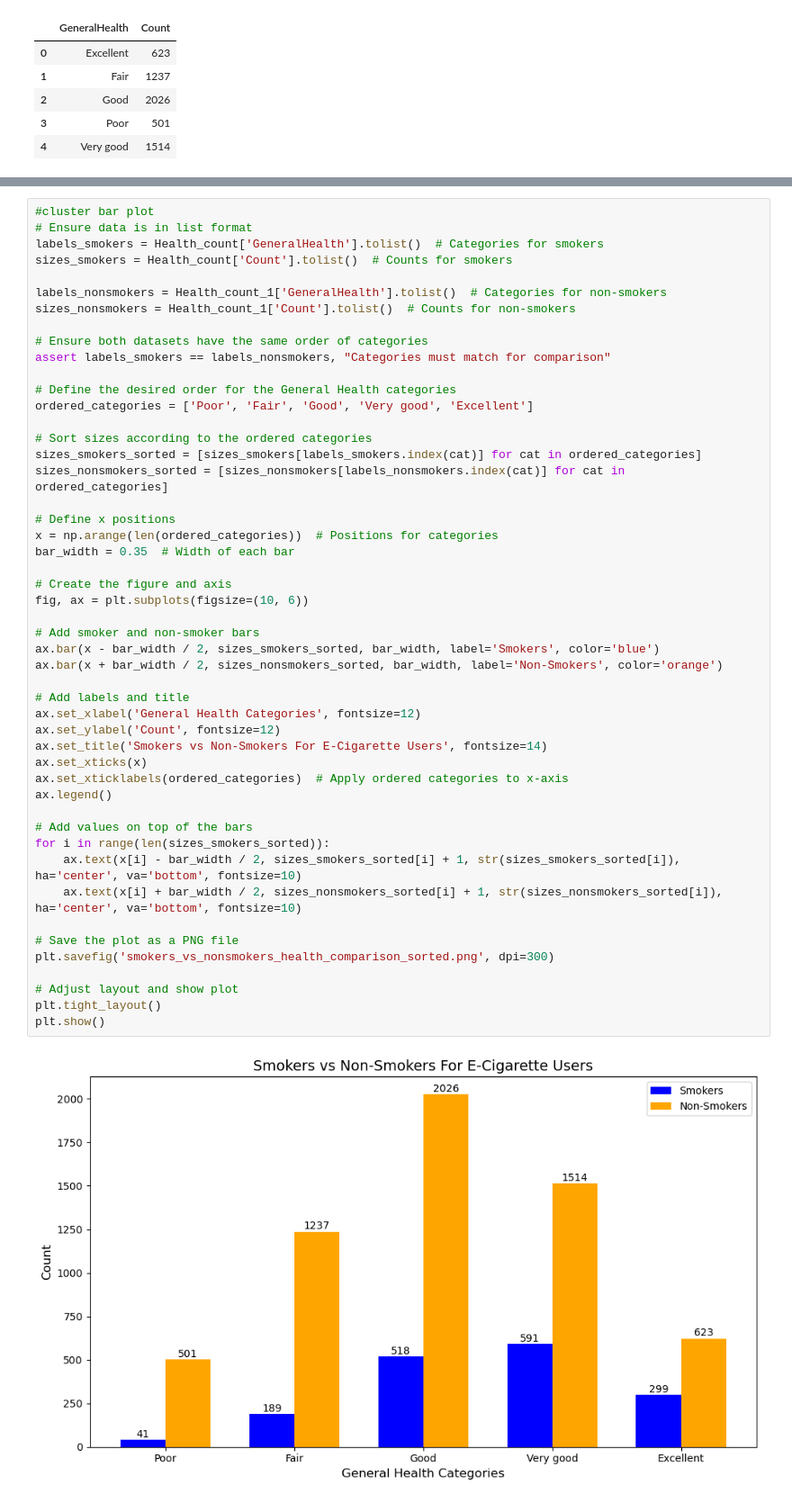
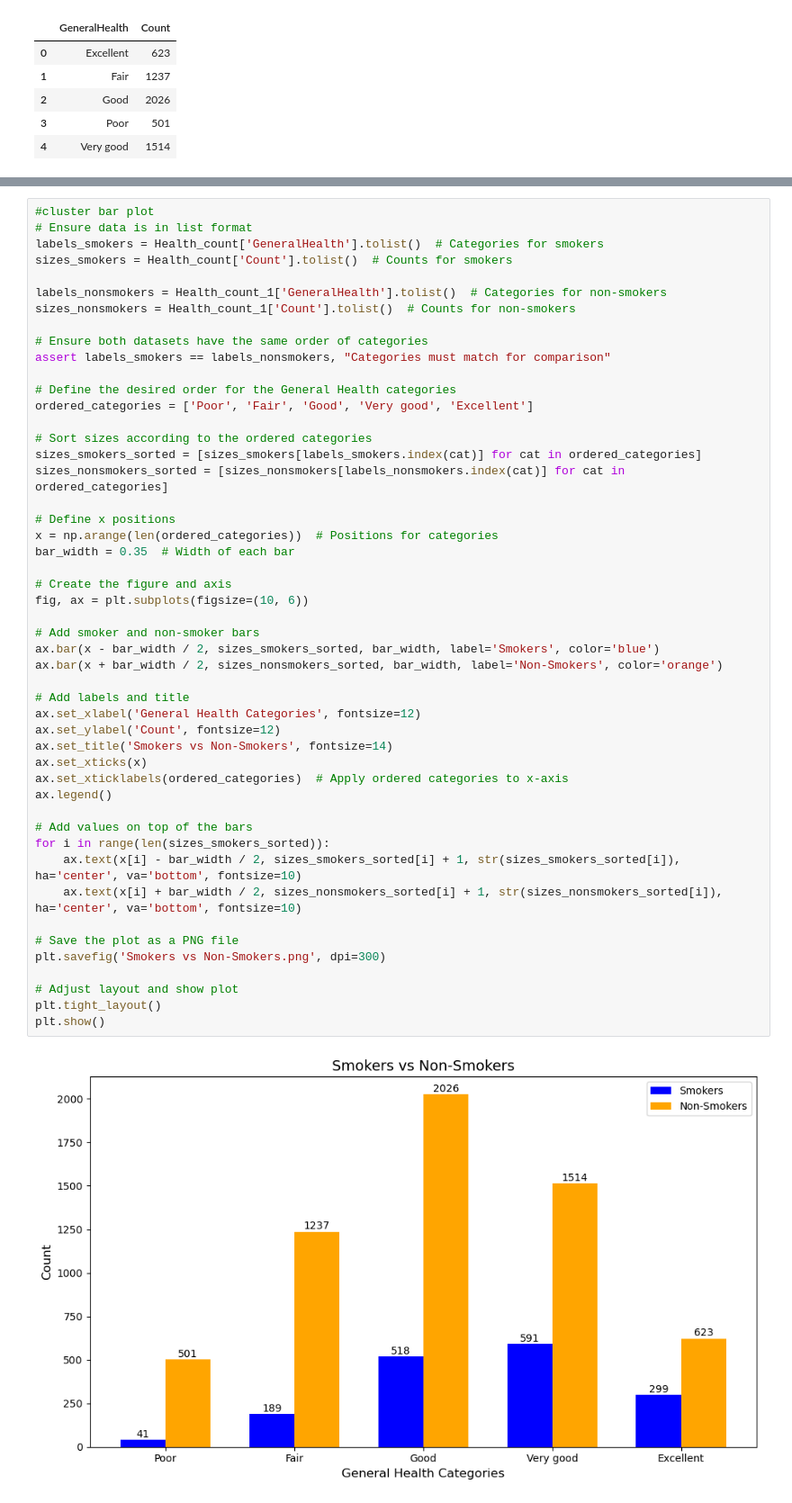
Before and after one commit to Jeff-Gielniak/Health-Correlation-Investigation-Python, a Jupyter notebook: Cleaned_data Q2 ECigs vs smoking.ipynb, the cells around one changed output, grey strips where cells are left out. Shown: that part at 90% size. Drawn from its saved outputs; the diff is of its cells as text.

```diff
--- a/Cleaned_data Q2 ECigs vs smoking.ipynb
+++ b/Cleaned_data Q2 ECigs vs smoking.ipynb
@@ -311,33 +286,33 @@ sizes_nonsmokers_sorted = [sizes_nonsmokers[labels_nonsmokers.index(cat)] for ca
 
 # Define x positions
 x = np.arange(len(ordered_categories))  # Positions for categories
 bar_width = 0.35  # Width of each bar
 
 # Create the figure and axis
 fig, ax = plt.subplots(figsize=(10, 6))
 
 # Add smoker and non-smoker bars
 ax.bar(x - bar_width / 2, sizes_smokers_sorted, bar_width, label='Smokers', color='blue')
 ax.bar(x + bar_width / 2, sizes_nonsmokers_sorted, bar_width, label='Non-Smokers', color='orange')
 
 # Add labels and title
 ax.set_xlabel('General Health Categories', fontsize=12)
 ax.set_ylabel('Count', fontsize=12)
-ax.set_title('Smokers vs Non-Smokers For E-Cigarette Users', fontsize=14)
+ax.set_title('Smokers vs Non-Smokers', fontsize=14)
 ax.set_xticks(x)
 ax.set_xticklabels(ordered_categories)  # Apply ordered categories to x-axis
 ax.legend()
 
 # Add values on top of the bars
 for i in range(len(sizes_smokers_sorted)):
     ax.text(x[i] - bar_width / 2, sizes_smokers_sorted[i] + 1, str(sizes_smokers_sorted[i]), ha='center', va='bottom', fontsize=10)
     ax.text(x[i] + bar_width / 2, sizes_nonsmokers_sorted[i] + 1, str(sizes_nonsmokers_sorted[i]), ha='center', va='bottom', fontsize=10)
 
 # Save the plot as a PNG file
-plt.savefig('smokers_vs_nonsmokers_health_comparison_sorted.png', dpi=300)
+plt.savefig('Smokers vs Non-Smokers.png', dpi=300)
 
 # Adjust layout and show plot
 plt.tight_layout()
 plt.show()
 # %% [output]
-[figure, old version]
+[figure, new version]
```
Also changed, not shown: parts of 3 cells of this notebook.
